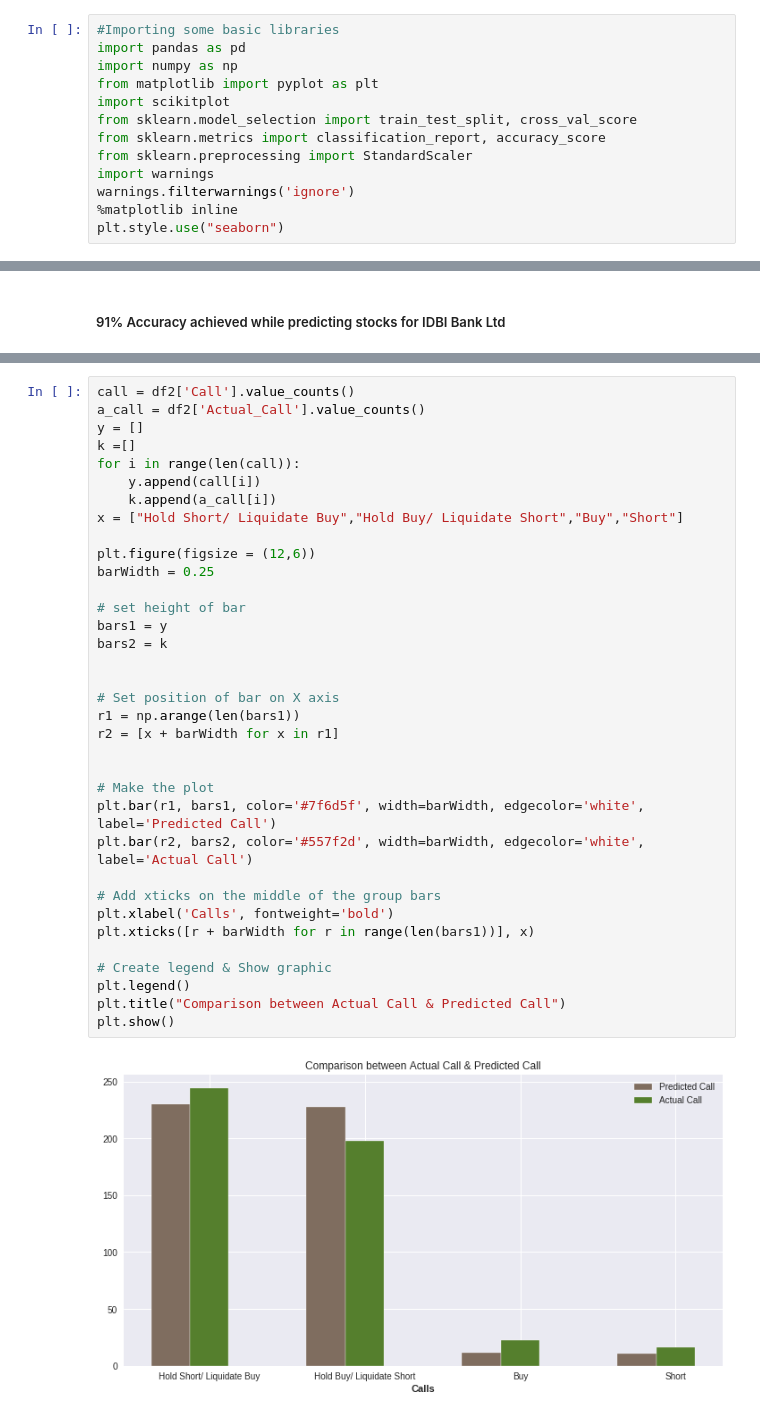
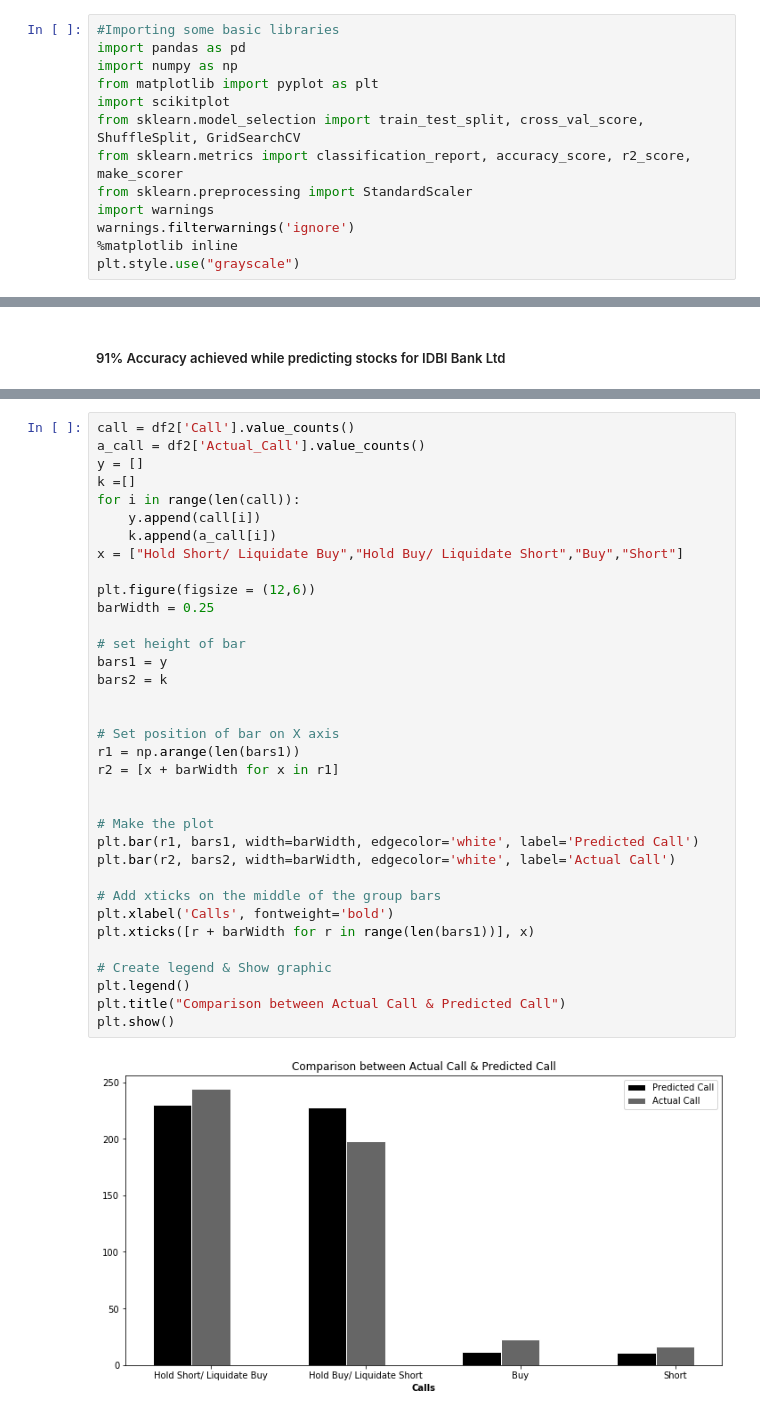
Before and after one commit to merrcury/PRJ_ML_FInancial-Market, a Jupyter notebook: Module 4 - Algo Trading using Classification.ipynb, the cells around one changed output, grey strips where cells are left out. Drawn from its saved outputs; the diff is of its cells as text.

```diff
--- a/Module 4 - Algo Trading using Classification.ipynb
+++ b/Module 4 - Algo Trading using Classification.ipynb
@@ -11,13 +11,13 @@ import pandas as pd
 import numpy as np
 from matplotlib import pyplot as plt
 import scikitplot
-from sklearn.model_selection import train_test_split, cross_val_score
-from sklearn.metrics import classification_report, accuracy_score
+from sklearn.model_selection import train_test_split, cross_val_score, ShuffleSplit, GridSearchCV
+from sklearn.metrics import classification_report, accuracy_score, r2_score, make_scorer
 from sklearn.preprocessing import StandardScaler
 import warnings
 warnings.filterwarnings('ignore')
 %matplotlib inline
-plt.style.use("seaborn")
+plt.style.use("grayscale")
 # %%
 #Stock file of GMR Infrastructure Ltd (NSE: GMRINFRA) containing Bollinger Bands
 df = pd.read_csv("Datasets/week3.csv")
@@ -284,33 +284,33 @@ y = []
 k =[]
 for i in range(len(call)):
     y.append(call[i])
     k.append(a_call[i])
 x = ["Hold Short/ Liquidate Buy","Hold Buy/ Liquidate Short","Buy","Short"]
 
 plt.figure(figsize = (12,6))
 barWidth = 0.25
 
 # set height of bar
 bars1 = y
 bars2 = k
 
 
 # Set position of bar on X axis
 r1 = np.arange(len(bars1))
 r2 = [x + barWidth for x in r1]
 
 
 # Make the plot
-plt.bar(r1, bars1, color='#7f6d5f', width=barWidth, edgecolor='white', label='Predicted Call')
-plt.bar(r2, bars2, color='#557f2d', width=barWidth, edgecolor='white', label='Actual Call')
+plt.bar(r1, bars1, width=barWidth, edgecolor='white', label='Predicted Call')
+plt.bar(r2, bars2, width=barWidth, edgecolor='white', label='Actual Call')
 
 # Add xticks on the middle of the group bars
 plt.xlabel('Calls', fontweight='bold')
 plt.xticks([r + barWidth for r in range(len(bars1))], x)
 
 # Create legend & Show graphic
 plt.legend()
 plt.title("Comparison between Actual Call & Predicted Call")
 plt.show()
 # %% [output]
-[figure, old version]
+[figure, new version]
```
Also changed, not shown: parts of 26 cells of this notebook.
